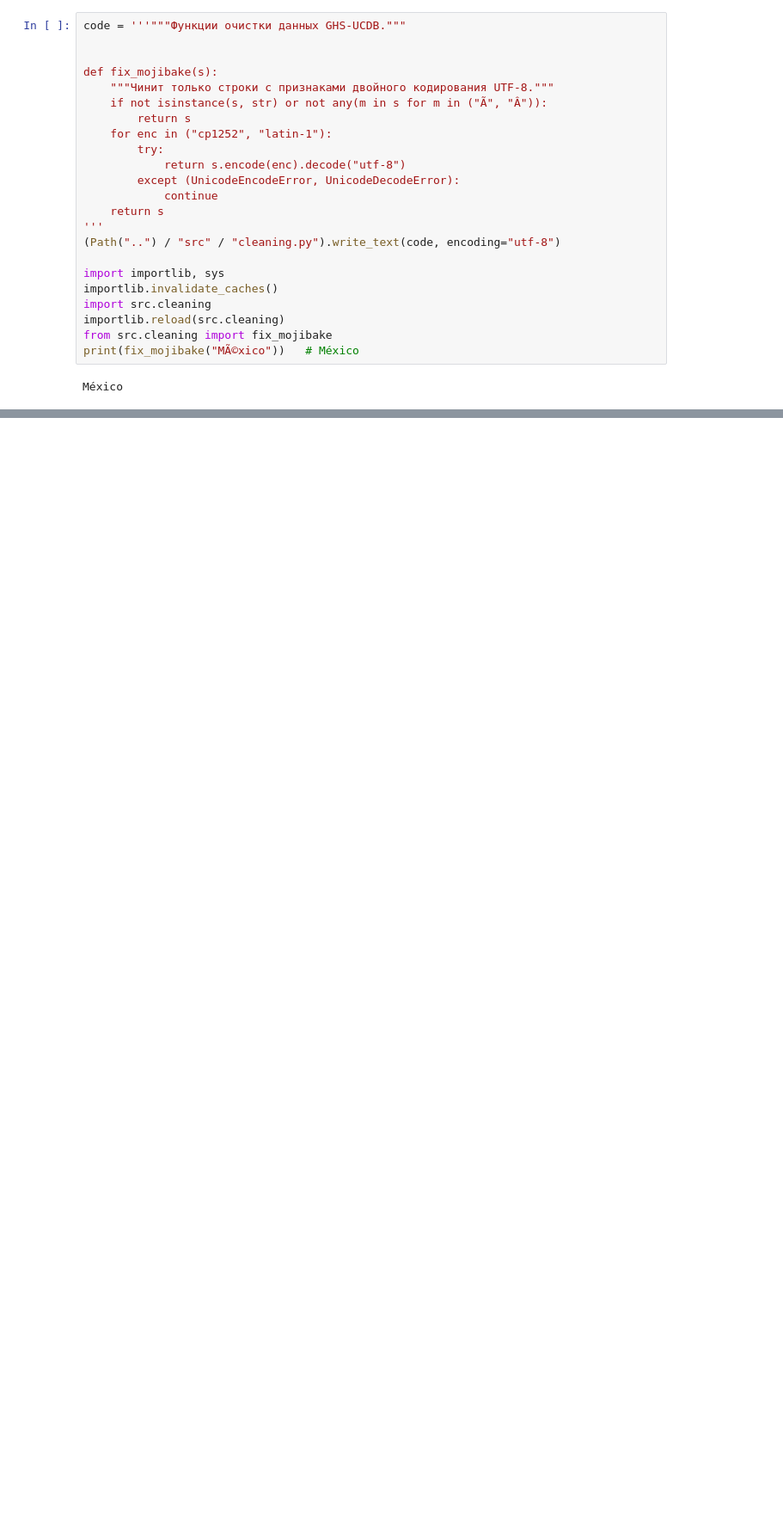
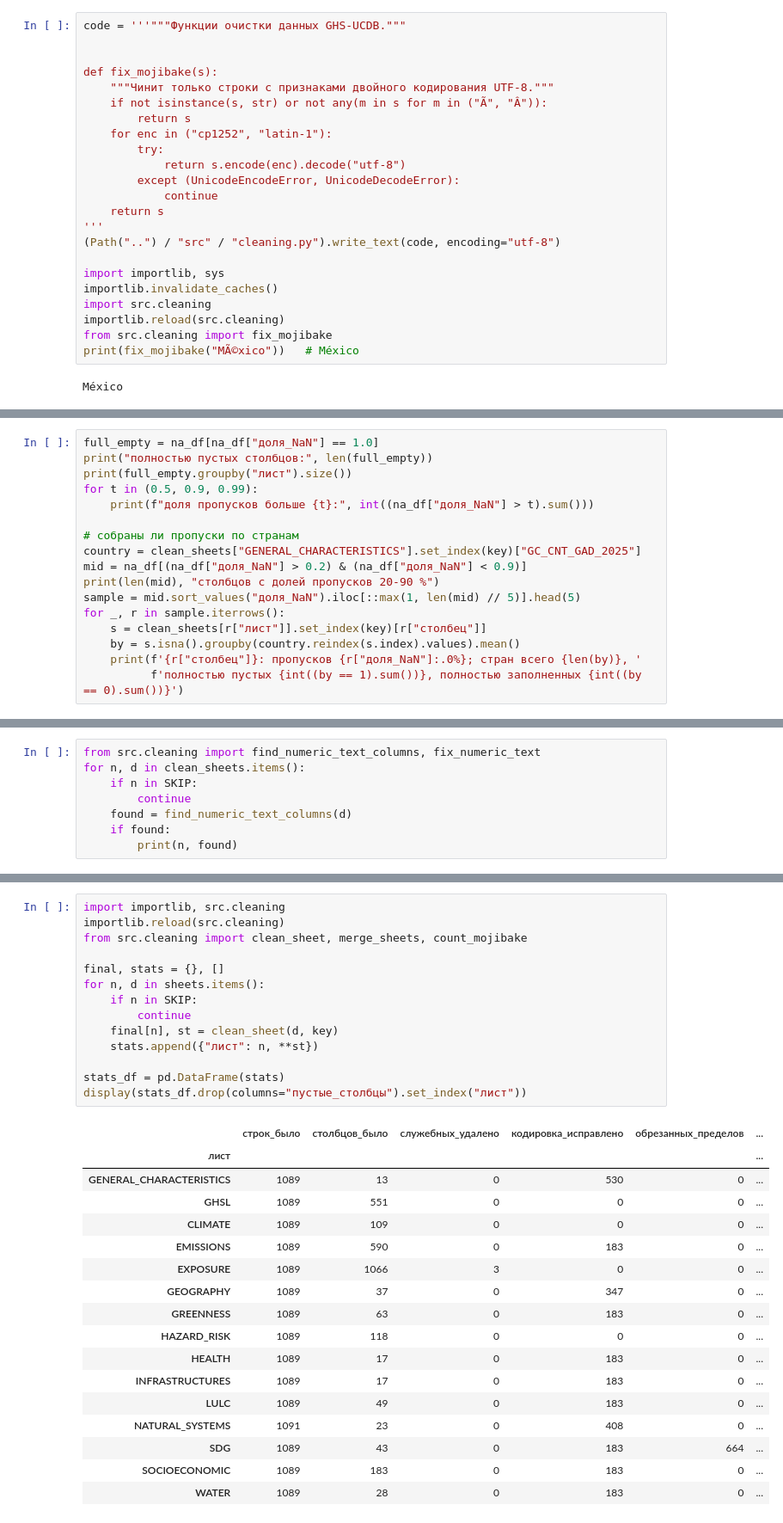
Before and after one commit to 777hotkat777-debug/data-analysis-course, a Jupyter notebook: notebooks/01_overview.ipynb, the cells around one changed output, grey strips where cells are left out. Shown at 86% size. Drawn from its saved outputs; the diff is of its cells as text; blank space fills up the shorter version.

```diff
--- a/notebooks/01_overview.ipynb
+++ b/notebooks/01_overview.ipynb
@@ -322,0 +717,17 @@ México
+# %%
+full_empty = na_df[na_df["доля_NaN"] == 1.0]
+print("полностью пустых столбцов:", len(full_empty))
+print(full_empty.groupby("лист").size())
+for t in (0.5, 0.9, 0.99):
+    print(f"доля пропусков больше {t}:", int((na_df["доля_NaN"] > t).sum()))
+
+# собраны ли пропуски по странам
+country = clean_sheets["GENERAL_CHARACTERISTICS"].set_index(key)["GC_CNT_GAD_2025"]
+mid = na_df[(na_df["доля_NaN"] > 0.2) & (na_df["доля_NaN"] < 0.9)]
+print(len(mid), "столбцов с долей пропусков 20-90 %")
+sample = mid.sort_values("доля_NaN").iloc[::max(1, len(mid) // 5)].head(5)
+for _, r in sample.iterrows():
+    s = clean_sheets[r["лист"]].set_index(key)[r["столбец"]]
+    by = s.isna().groupby(country.reindex(s.index).values).mean()
+    print(f'{r["столбец"]}: пропусков {r["доля_NaN"]:.0%}; стран всего {len(by)}, '
+          f'полностью пустых {int((by == 1).sum())}, полностью заполненных {int((by == 0).sum())}')
@@ -322,0 +770,8 @@ México
+# %%
+from src.cleaning import find_numeric_text_columns, fix_numeric_text
+for n, d in clean_sheets.items():
+    if n in SKIP:
+        continue
+    found = find_numeric_text_columns(d)
+    if found:
+        print(n, found)
@@ -322,0 +926,32 @@ México
+# %%
+import importlib, src.cleaning
+importlib.reload(src.cleaning)
+from src.cleaning import clean_sheet, merge_sheets, count_mojibake
+
+final, stats = {}, []
+for n, d in sheets.items():
+    if n in SKIP:
+        continue
+    final[n], st = clean_sheet(d, key)
+    stats.append({"лист": n, **st})
+
+stats_df = pd.DataFrame(stats)
+display(stats_df.drop(columns="пустые_столбцы").set_index("лист"))
+# %% [output]
+|  | строк_было | столбцов_было | служебных_удалено | кодировка_исправлено | обрезанных_пределов | ... |
+| лист |  |  |  |  |  | ... |
+| GENERAL_CHARACTERISTICS | 1089 | 13 | 0 | 530 | 0 | ... |
+| GHSL | 1089 | 551 | 0 | 0 | 0 | ... |
+| CLIMATE | 1089 | 109 | 0 | 0 | 0 | ... |
+| EMISSIONS | 1089 | 590 | 0 | 183 | 0 | ... |
+| EXPOSURE | 1089 | 1066 | 3 | 0 | 0 | ... |
+| GEOGRAPHY | 1089 | 37 | 0 | 347 | 0 | ... |
+| GREENNESS | 1089 | 63 | 0 | 183 | 0 | ... |
+| HAZARD_RISK | 1089 | 118 | 0 | 0 | 0 | ... |
+| HEALTH | 1089 | 17 | 0 | 183 | 0 | ... |
+| INFRASTRUCTURES | 1089 | 17 | 0 | 183 | 0 | ... |
+| LULC | 1089 | 49 | 0 | 183 | 0 | ... |
+| NATURAL_SYSTEMS | 1091 | 23 | 0 | 408 | 0 | ... |
+| SDG | 1089 | 43 | 0 | 183 | 664 | ... |
+| SOCIOECONOMIC | 1089 | 183 | 0 | 183 | 0 | ... |
+| WATER | 1089 | 28 | 0 | 183 | 0 | ... |
```
Also changed, not shown: parts of 65 cells of this notebook.
